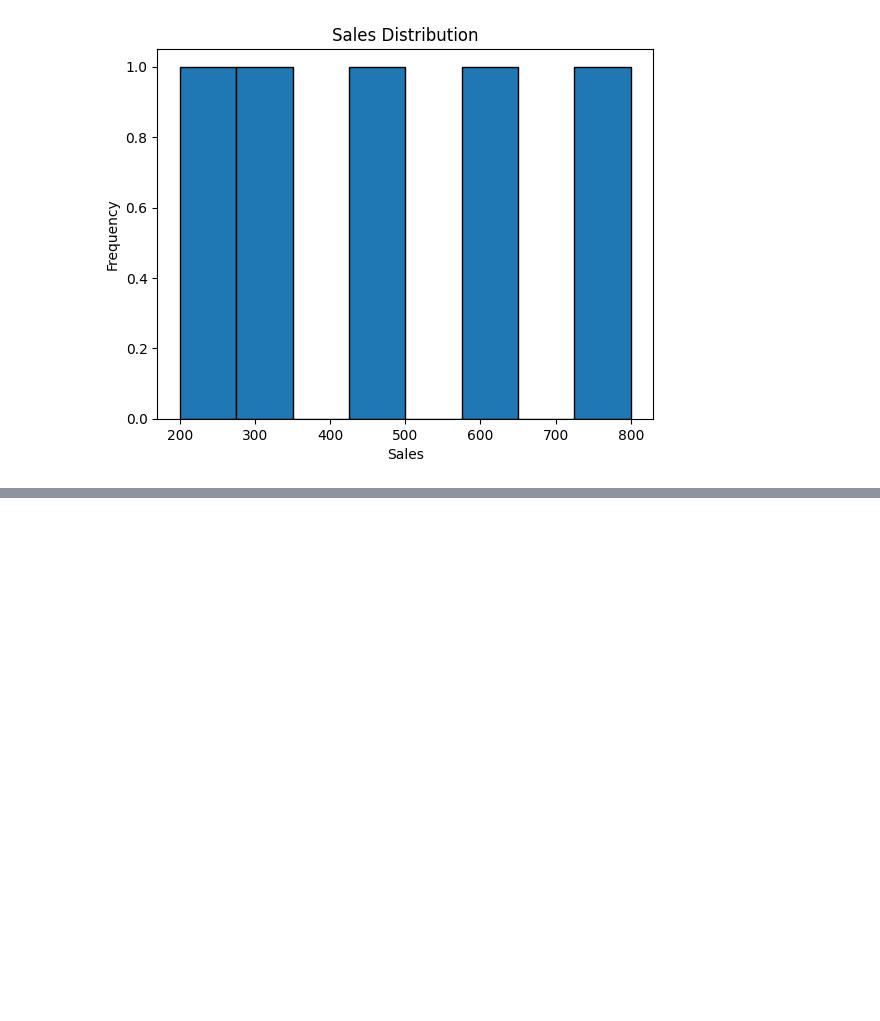
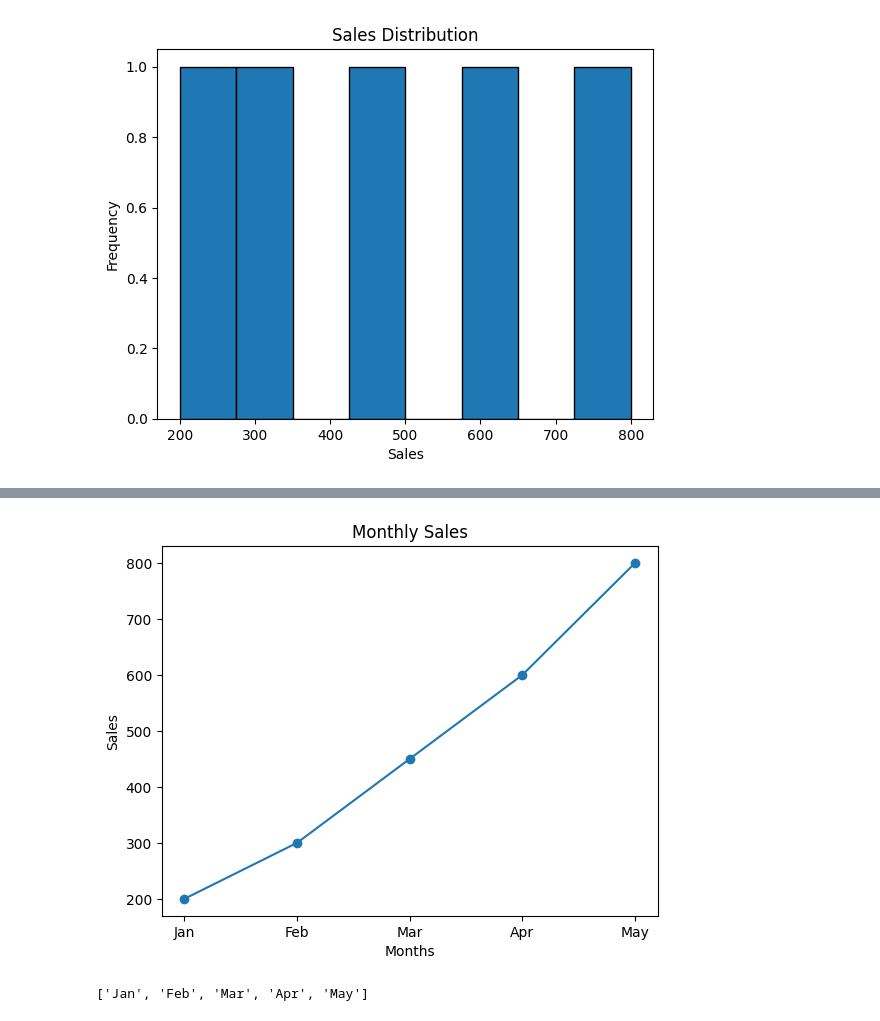
Before and after one commit to kiruthikassrevg/Test_aiml_repo, a Jupyter notebook: Data visualization and chart storytelling.ipynb, the cells around one changed output, grey strips where cells are left out. Saved outputs shown, nothing was run; the diff lists cells and outputs as text; code cells hidden in the pictures; blank space fills up the shorter version.

```diff
--- a/Data visualization and chart storytelling.ipynb
+++ b/Data visualization and chart storytelling.ipynb
@@ -66,0 +68,19 @@ plt.show()
+# %%
+import matplotlib.pyplot as plt
+
+months = ["Jan", "Feb", "Mar", "Apr", "May"]
+sales = [200, 300, 450, 600, 800]
+
+plt.plot(months, sales, marker="o")
+
+plt.title("Monthly Sales")
+plt.xlabel("Months")
+plt.ylabel("Sales")
+
+plt.show()
+# %% [output]
+[figure, added]
+# %%
+months
+# %% [output]
+['Jan', 'Feb', 'Mar', 'Apr', 'May']
```
Also changed, not shown: parts of 2 cells of this notebook.
